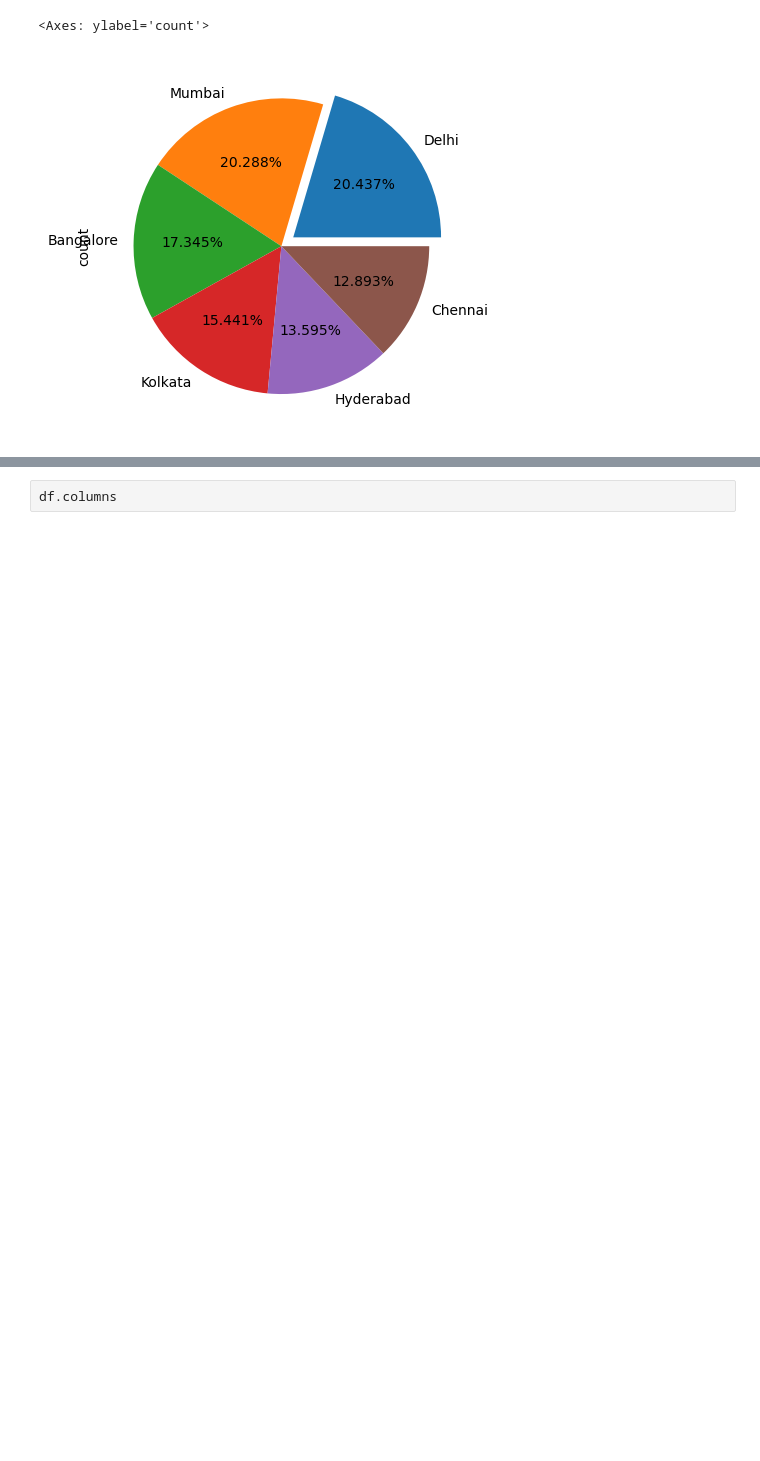
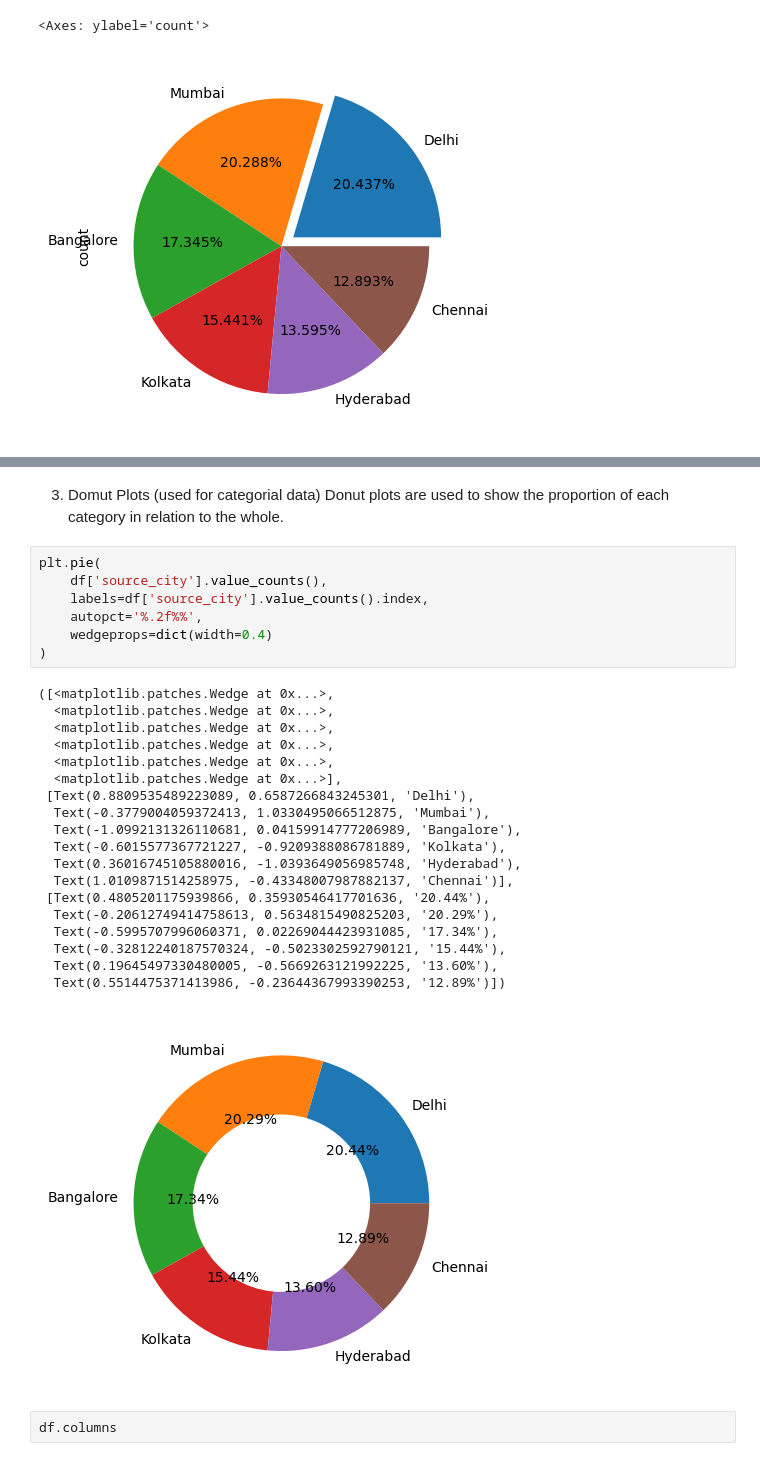
Before and after one commit to ydv-prince/ML-Practicals, a Jupyter notebook: submission1.ipynb, the cells around one changed output, grey strips where cells are left out. Drawn from its saved outputs; the diff is of its cells as text; blank space fills up the shorter version.

```diff
--- a/submission1.ipynb
+++ b/submission1.ipynb
@@ -996,3 +1614,33 @@ df['source_city'].value_counts().plot(kind= 'pie', autopct= '%.3f%%', explode= [
+# %% [markdown]
+3. Domut Plots (used for categorial data)
+Donut plots are used to show the proportion of each category in relation to the whole.
+# %%
+plt.pie(
+    df['source_city'].value_counts(),
+    labels=df['source_city'].value_counts().index,
+    autopct='%.2f%%',
+    wedgeprops=dict(width=0.4)
+)
+# %% [output]
+([<matplotlib.patches.Wedge at 0x...>,
+  <matplotlib.patches.Wedge at 0x...>,
+  <matplotlib.patches.Wedge at 0x...>,
+  <matplotlib.patches.Wedge at 0x...>,
+  <matplotlib.patches.Wedge at 0x...>,
+  <matplotlib.patches.Wedge at 0x...>],
+ [Text(0.8809535489223089, 0.6587266843245301, 'Delhi'),
+  Text(-0.3779004059372413, 1.0330495066512875, 'Mumbai'),
+  Text(-1.0992131326110681, 0.04159914777206989, 'Bangalore'),
+  Text(-0.6015577367721227, -0.9209388086781889, 'Kolkata'),
+  Text(0.36016745105880016, -1.0393649056985748, 'Hyderabad'),
+  Text(1.0109871514258975, -0.43348007987882137, 'Chennai')],
+ [Text(0.4805201175939866, 0.35930546417701636, '20.44%'),
+  Text(-0.20612749414758613, 0.5634815490825203, '20.29%'),
+  Text(-0.5995707996060371, 0.02269044423931085, '17.34%'),
+  Text(-0.32812240187570324, -0.5023302592790121, '15.44%'),
+  Text(0.19645497330480005, -0.5669263121992225, '13.60%'),
+  Text(0.5514475371413986, -0.23644367993390253, '12.89%')])
+[figure, added]
 # %%
 df.columns
 # %% [output]
```
Also changed, not shown: parts of 93 cells of this notebook.
